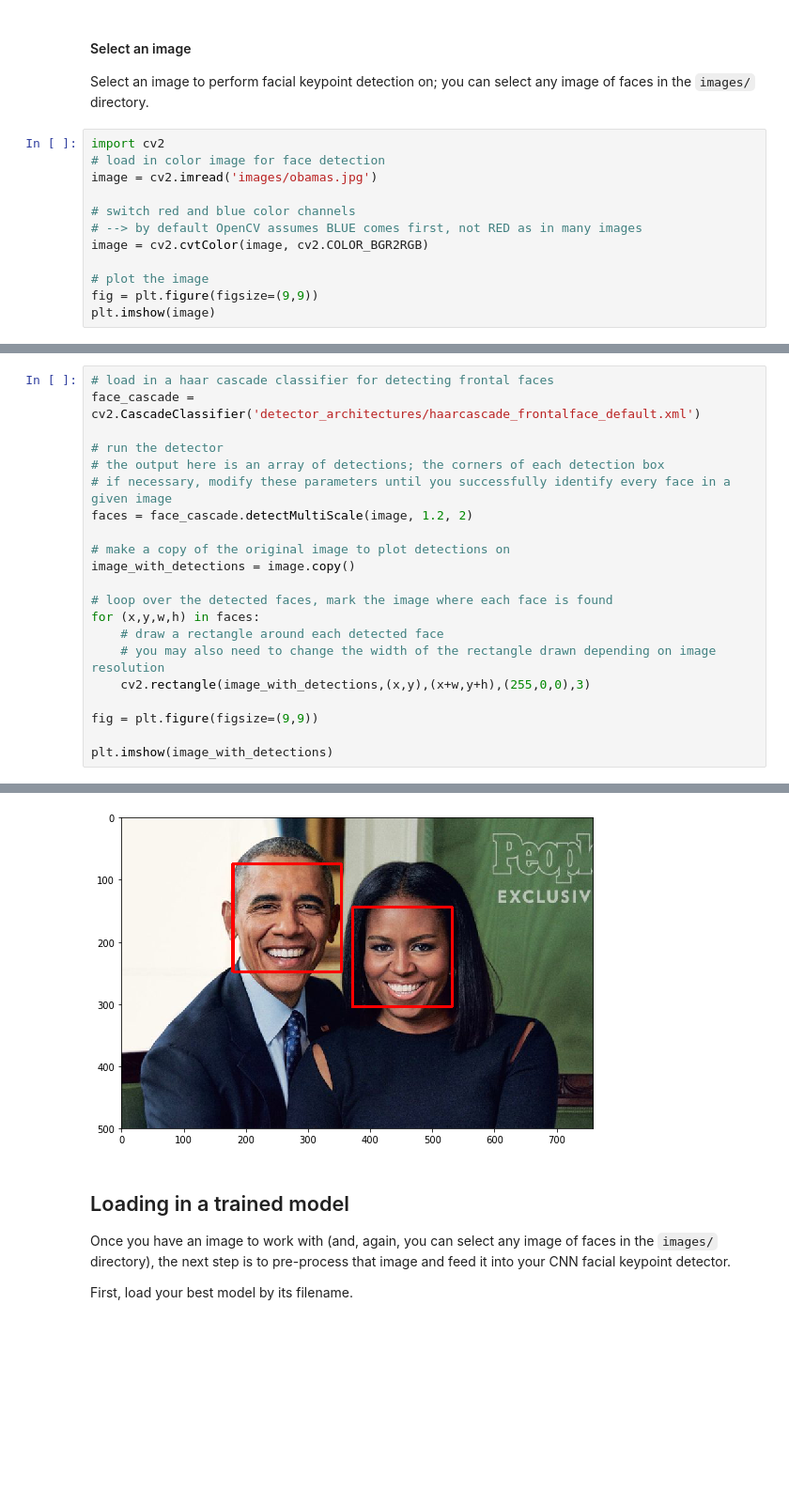
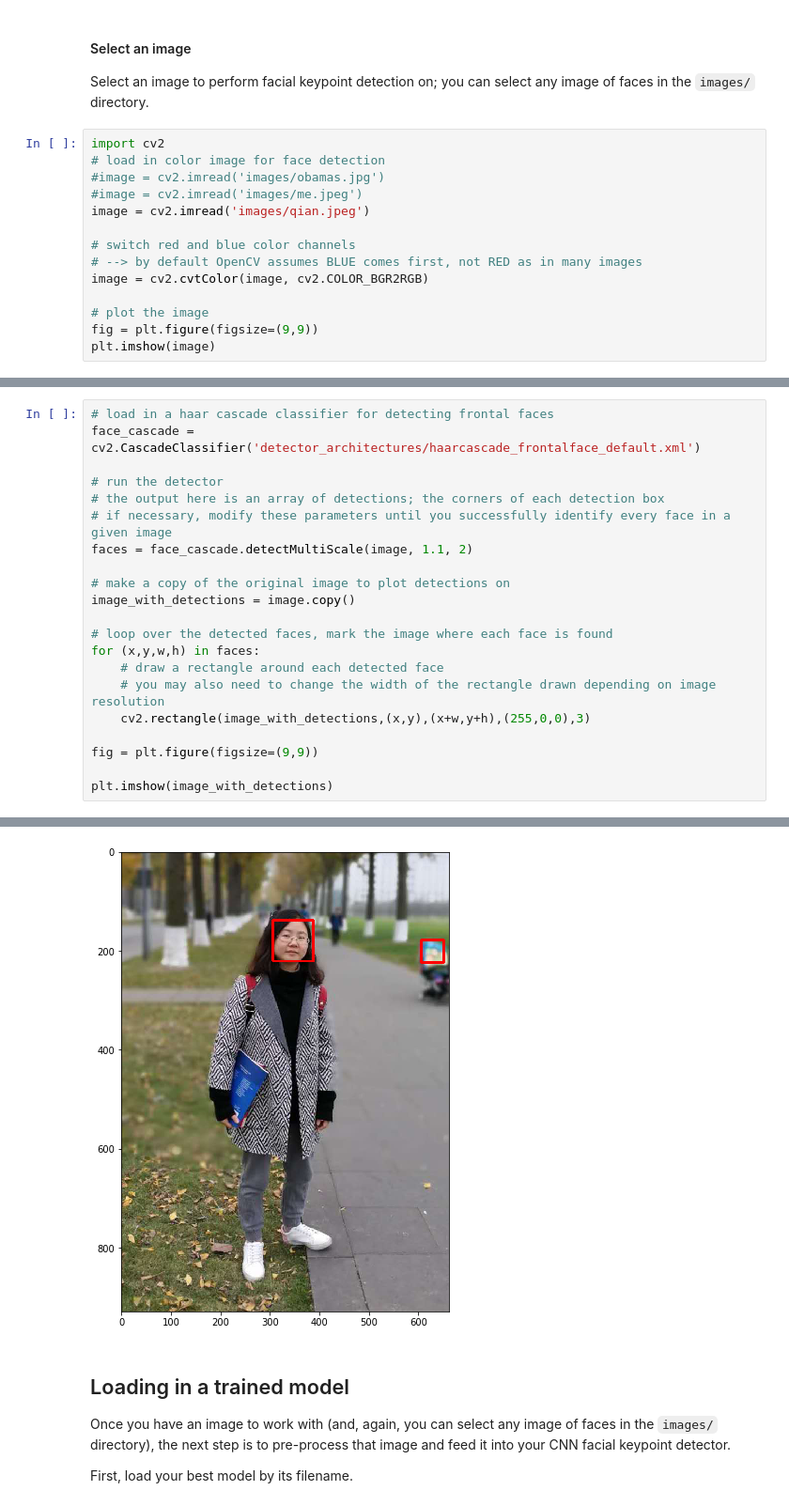
Before and after one commit to jeff-ruby/CVND_P1_Facial_Keypoints, a Jupyter notebook: 3. Facial Keypoint Detection, Complete Pipeline.ipynb, the cells around one changed output, grey strips where cells are left out. Shown at 94% size. Drawn from its saved outputs; the diff is of its cells as text; blank space fills up the shorter version.

```diff
--- a/3. Facial Keypoint Detection, Complete Pipeline.ipynb
+++ b/3. Facial Keypoint Detection, Complete Pipeline.ipynb
@@ -22,7 +22,9 @@ Select an image to perform facial keypoint detection on; you can select any imag
 # %%
 import cv2
 # load in color image for face detection
-image = cv2.imread('images/obamas.jpg')
+#image = cv2.imread('images/obamas.jpg')
+#image = cv2.imread('images/me.jpeg')
+image = cv2.imread('images/qian.jpeg')
 
 # switch red and blue color channels
 # --> by default OpenCV assumes BLUE comes first, not RED as in many images
@@ -47,27 +49,27 @@ An example of face detection on a variety of images is shown below.
 # %%
 # load in a haar cascade classifier for detecting frontal faces
 face_cascade = cv2.CascadeClassifier('detector_architectures/haarcascade_frontalface_default.xml')
 
 # run the detector
 # the output here is an array of detections; the corners of each detection box
 # if necessary, modify these parameters until you successfully identify every face in a given image
-faces = face_cascade.detectMultiScale(image, 1.2, 2)
+faces = face_cascade.detectMultiScale(image, 1.1, 2)
 
 # make a copy of the original image to plot detections on
 image_with_detections = image.copy()
 
 # loop over the detected faces, mark the image where each face is found
 for (x,y,w,h) in faces:
     # draw a rectangle around each detected face
     # you may also need to change the width of the rectangle drawn depending on image resolution
     cv2.rectangle(image_with_detections,(x,y),(x+w,y+h),(255,0,0),3)
 
 fig = plt.figure(figsize=(9,9))
 
 plt.imshow(image_with_detections)
 # %% [output]
 <matplotlib.image.AxesImage at 0x...>
-[figure, old version]
+[figure, new version]
 # %% [markdown]
 ## Loading in a trained model
 
```
Also changed, not shown: parts of 2 cells of this notebook, 3 other files.
